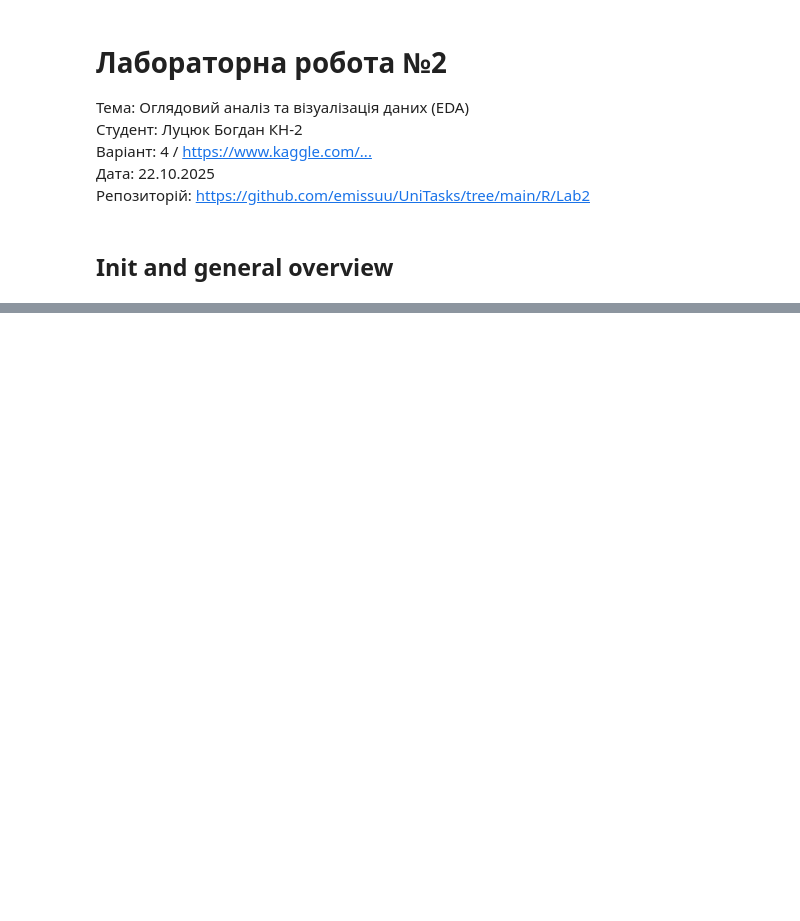
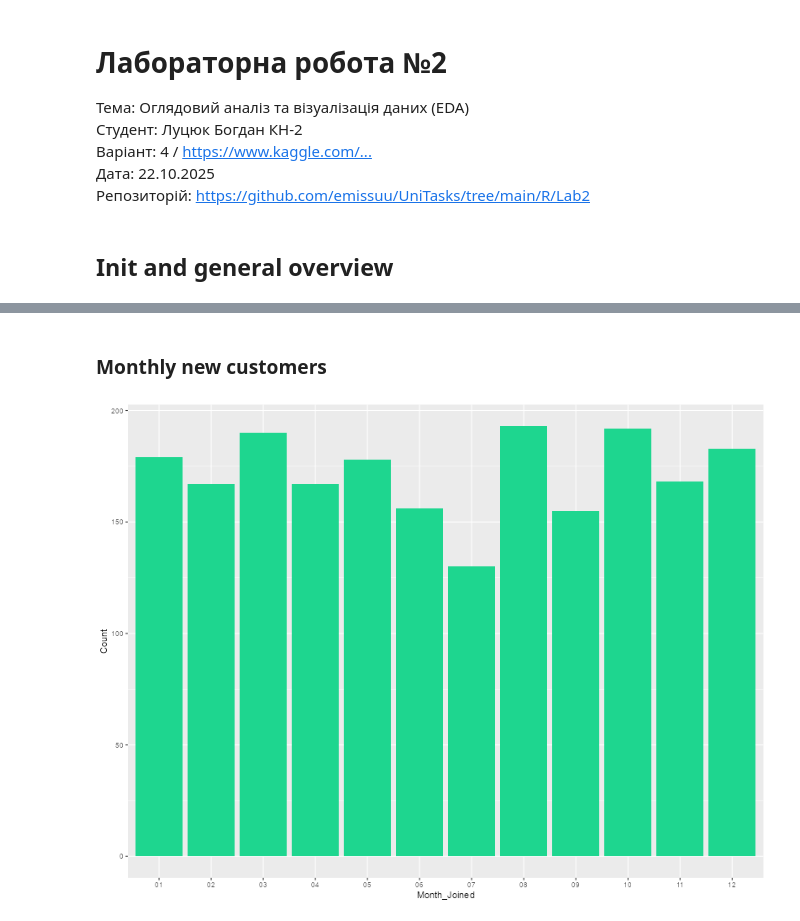
Before and after one commit to emissuu/UniTasks, a Jupyter notebook: R/Lab2/Main.ipynb, the cells around one changed output, grey strips where cells are left out. Cells and saved outputs as stored; diff of their text form; code cells hidden in the pictures; blank space fills up the shorter version.

```diff
--- a/R/Lab2/Main.ipynb
+++ b/R/Lab2/Main.ipynb
@@ -39,0 +180,15 @@ Duplicates count: 0
+# %% [markdown]
+### Monthly new customers
+# %%
+data_clean |>
+  mutate(
+    Month_Joined = as.factor(format(Dt_Customer, "%m"))
+  ) |>
+  group_by(Month_Joined) |>
+  summarise(
+    Count = n()
+  ) |>
+  ggplot(aes(x = Month_Joined, y = Count)) +
+  geom_bar(fill = "#1ED68F", stat = "Identity")
+# %% [output]
+[figure, added]
```
Also changed, not shown: parts of 15 cells of this notebook, 1 other file.
